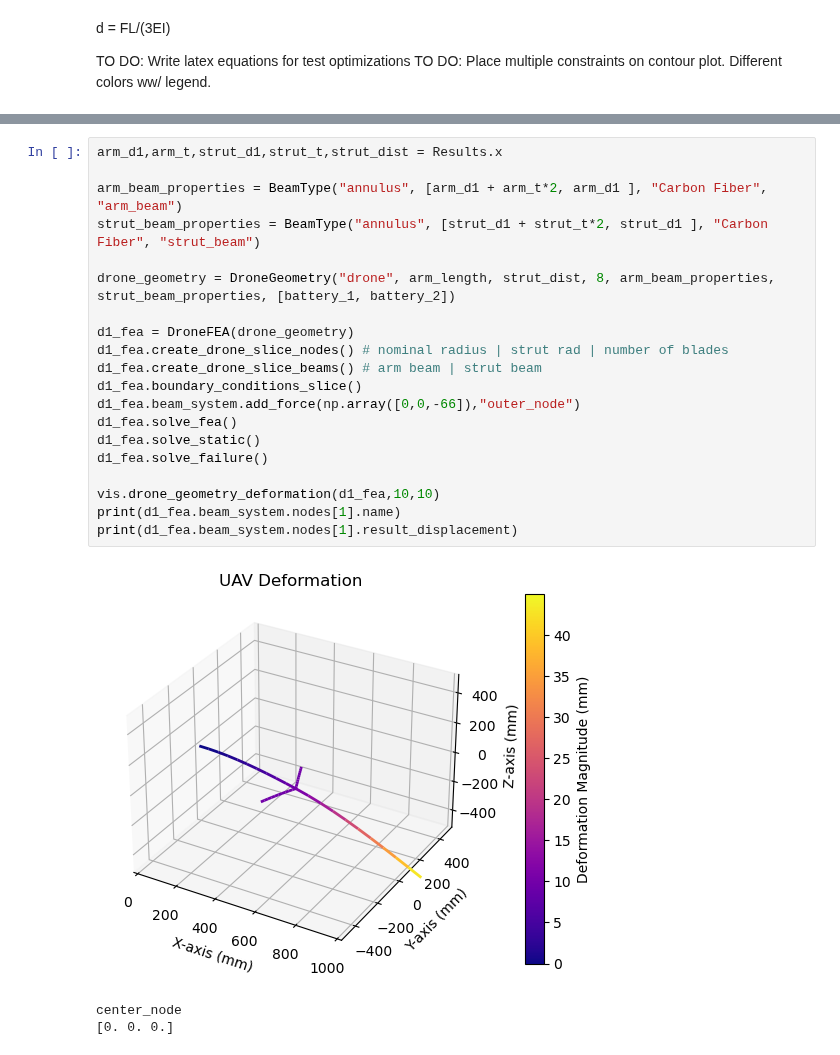
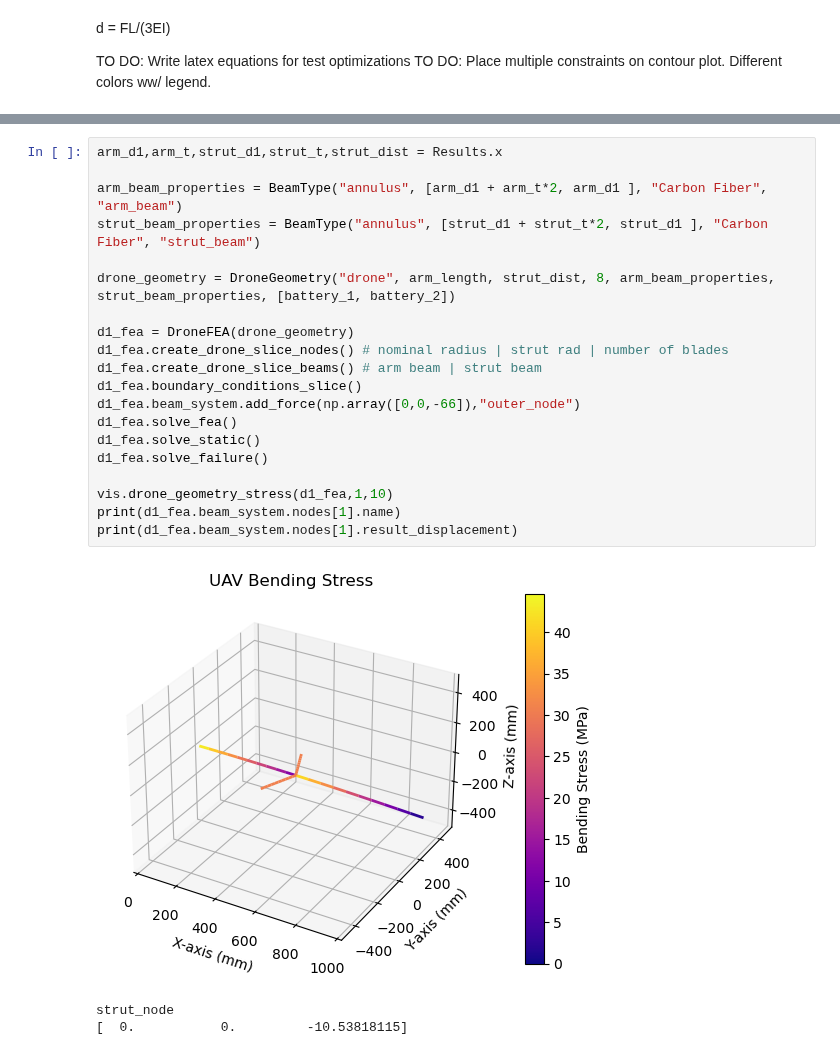
Before and after one commit to NathanielHargan/UAV_Optimization, a Jupyter notebook: UAV_Optimize.ipynb, the cells around one changed output, grey strips where cells are left out. Drawn from its saved outputs; the diff is of its cells as text.

```diff
--- a/UAV_Optimize.ipynb
+++ b/UAV_Optimize.ipynb
@@ -564,24 +588,24 @@ print(Propeller_Forcing_Function_Hz)
 # %%
 arm_d1,arm_t,strut_d1,strut_t,strut_dist = Results.x
 
 arm_beam_properties = BeamType("annulus", [arm_d1 + arm_t*2, arm_d1 ], "Carbon Fiber", "arm_beam")
 strut_beam_properties = BeamType("annulus", [strut_d1 + strut_t*2, strut_d1 ], "Carbon Fiber", "strut_beam")
 
 drone_geometry = DroneGeometry("drone", arm_length, strut_dist, 8, arm_beam_properties, strut_beam_properties, [battery_1, battery_2])
 
 d1_fea = DroneFEA(drone_geometry)
 d1_fea.create_drone_slice_nodes() # nominal radius | strut rad | number of blades
 d1_fea.create_drone_slice_beams() # arm beam | strut beam
 d1_fea.boundary_conditions_slice()
 d1_fea.beam_system.add_force(np.array([0,0,-66]),"outer_node")
 d1_fea.solve_fea()
 d1_fea.solve_static()
 d1_fea.solve_failure()
 
-vis.drone_geometry_deformation(d1_fea,10,10)
+vis.drone_geometry_stress(d1_fea,1,10)
 print(d1_fea.beam_system.nodes[1].name)
 print(d1_fea.beam_system.nodes[1].result_displacement)
 # %% [output]
-[figure, old version]
+[figure, new version]
-center_node
-[0. 0. 0.]
+strut_node
+[  0.           0.         -10.53818115]
```
Also changed, not shown: parts of 7 cells of this notebook, 9 other files.
